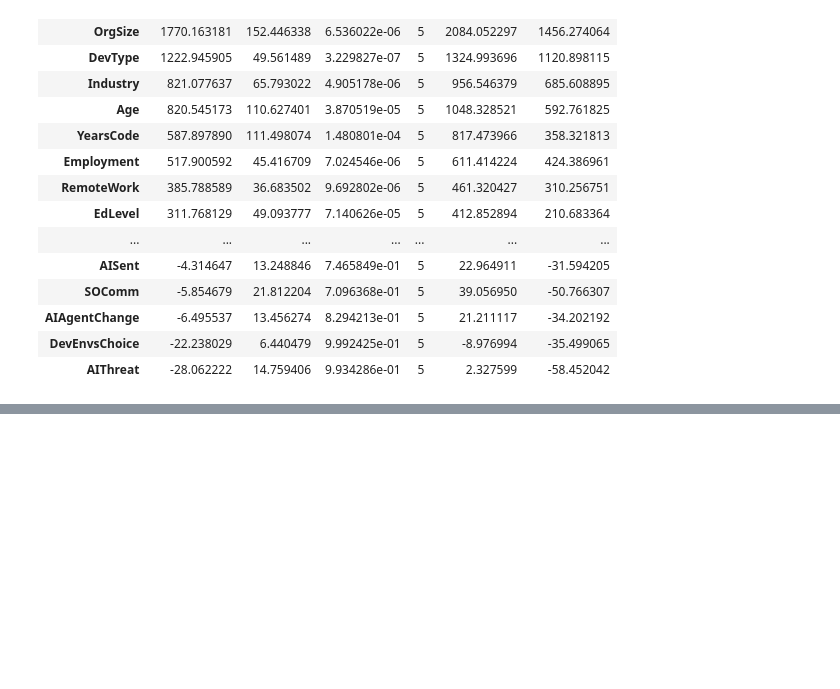
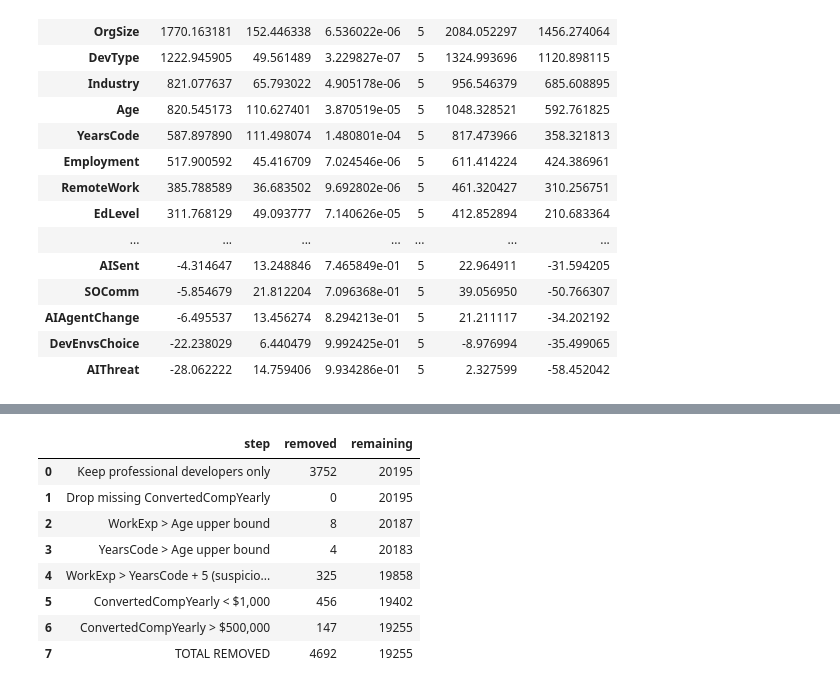
Before and after one commit to khanhhuy288/stackoverflow-project, a Jupyter notebook: src/notebooks/comp_prediction.ipynb, the cells around one changed output, grey strips where cells are left out. Cells and saved outputs as stored; diff of their text form; code cells hidden in the pictures; blank space fills up the shorter version.

```diff
--- a/src/notebooks/comp_prediction.ipynb
+++ b/src/notebooks/comp_prediction.ipynb
@@ -215,0 +223,72 @@ pprint(predictor.feature_metadata.to_dict())
+# %%
+df_clean = df.copy()
+n_start = len(df_clean)
+cleaning_log = []
+
+def log_step(step, n_before, n_after):
+    cleaning_log.append({"step": step, "removed": n_before - n_after, "remaining": n_after})
+
+# 1a. Professional developers only
+n_before = len(df_clean)
+df_clean = df_clean[df_clean["MainBranch"] == "I am a developer by profession"]
+log_step("Keep professional developers only", n_before, len(df_clean))
+
+# 1b. Must have compensation
+n_before = len(df_clean)
+df_clean = df_clean.dropna(subset=["ConvertedCompYearly"])
+log_step("Drop missing ConvertedCompYearly", n_before, len(df_clean))
+
+# 2. Age / experience consistency
+AGE_UPPER_BOUND = {
+    "18-24 years old": 24,
+    "25-34 years old": 34,
+    "35-44 years old": 44,
+    "45-54 years old": 54,
+    "55-64 years old": 64,
+    "65 years or older": 80,
+    "Prefer not to say": np.nan,
+}
+df_clean["_age_upper"] = df_clean["Age"].map(AGE_UPPER_BOUND)
+
+n_before = len(df_clean)
+mask = df_clean["_age_upper"].notna() & df_clean["WorkExp"].notna()
+df_clean = df_clean[~(mask & (df_clean["WorkExp"] > df_clean["_age_upper"]))]
+log_step("WorkExp > Age upper bound", n_before, len(df_clean))
+
+n_before = len(df_clean)
+mask = df_clean["_age_upper"].notna() & df_clean["YearsCode"].notna()
+df_clean = df_clean[~(mask & (df_clean["YearsCode"] > df_clean["_age_upper"]))]
+log_step("YearsCode > Age upper bound", n_before, len(df_clean))
+
+n_before = len(df_clean)
+mask = df_clean["WorkExp"].notna() & df_clean["YearsCode"].notna()
+df_clean = df_clean[~(mask & (df_clean["WorkExp"] > df_clean["YearsCode"] + 5))]
+log_step("WorkExp > YearsCode + 5 (suspicious gap)", n_before, len(df_clean))
+
+df_clean = df_clean.drop(columns=["_age_upper"])
+
+# 3. Compensation bounds
+COMP_MIN = 1_000
+COMP_MAX = 500_000
+
+n_before = len(df_clean)
+df_clean = df_clean[df_clean["ConvertedCompYearly"] >= COMP_MIN]
+log_step(f"ConvertedCompYearly < ${COMP_MIN:,}", n_before, len(df_clean))
+
+n_before = len(df_clean)
+df_clean = df_clean[df_clean["ConvertedCompYearly"] <= COMP_MAX]
+log_step(f"ConvertedCompYearly > ${COMP_MAX:,}", n_before, len(df_clean))
+
+summary = pd.DataFrame(cleaning_log)
+summary.loc[len(summary)] = {"step": "TOTAL REMOVED", "removed": n_start - len(df_clean), "remaining": len(df_clean)}
+summary
+# %% [output]
+|  | step | removed | remaining |
+| 0 | Keep professional developers only | 3752 | 20195 |
+| 1 | Drop missing ConvertedCompYearly | 0 | 20195 |
+| 2 | WorkExp > Age upper bound | 8 | 20187 |
+| 3 | YearsCode > Age upper bound | 4 | 20183 |
+| 4 | WorkExp > YearsCode + 5 (suspicio... | 325 | 19858 |
+| 5 | ConvertedCompYearly < $1,000 | 456 | 19402 |
+| 6 | ConvertedCompYearly > $500,000 | 147 | 19255 |
+| 7 | TOTAL REMOVED | 4692 | 19255 |
```
Also changed, not shown: parts of 23 cells of this notebook, 8 other files.
